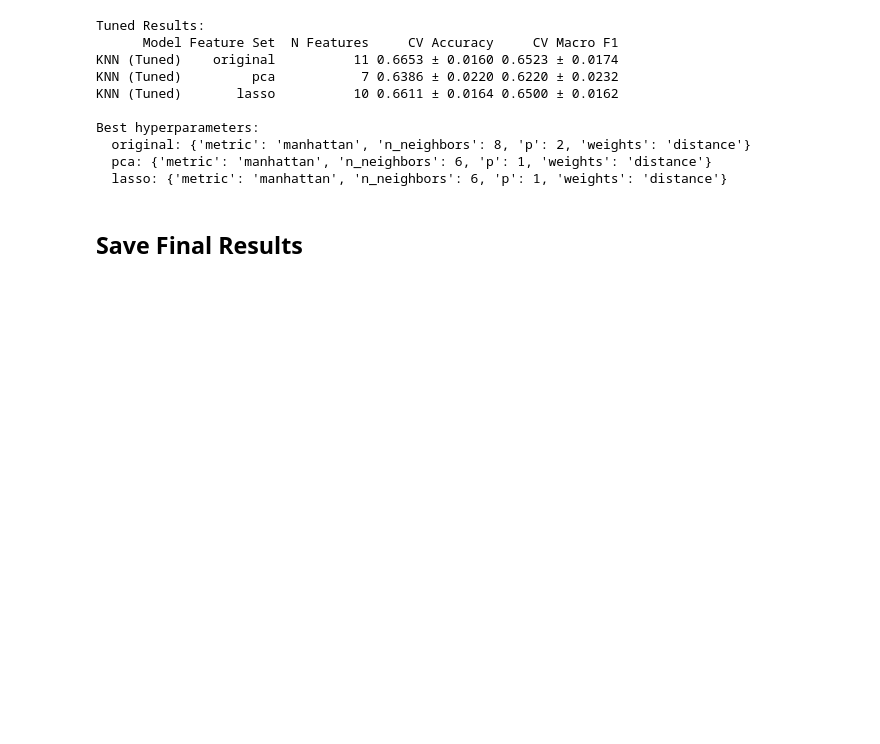
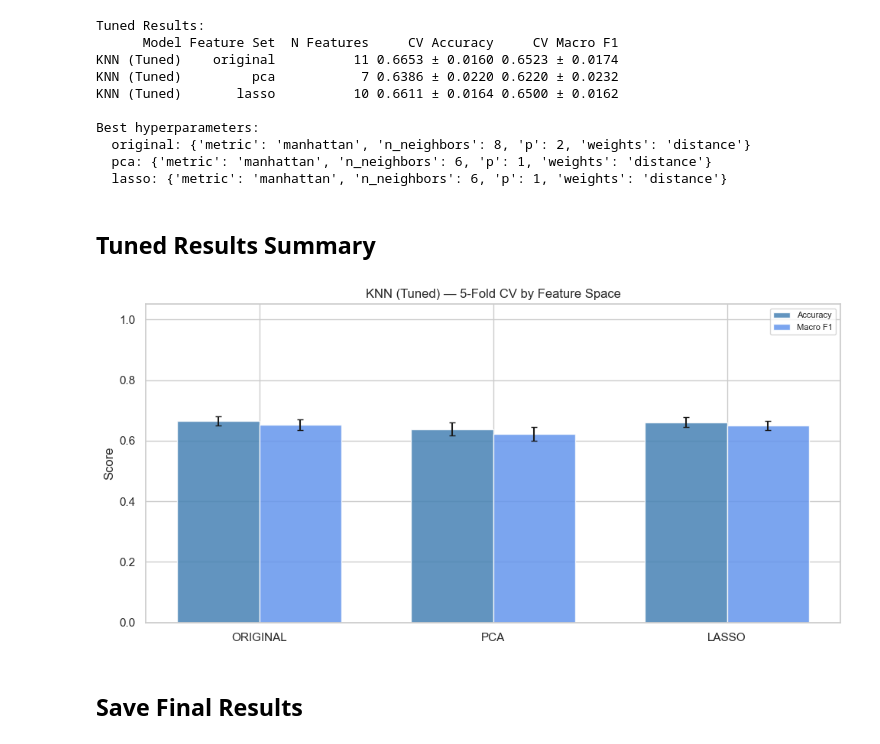
Before and after one commit to rshumway105/obesity-classification, a Jupyter notebook: notebooks/05_knn.ipynb, the cells around one changed output. Drawn from its saved outputs; the diff is of its cells as text; code cells hidden in the pictures; blank space fills up the shorter version.

Commit message:
added code for second plot of tuned knn cv comparison

```diff
--- a/notebooks/05_knn.ipynb
+++ b/notebooks/05_knn.ipynb
@@ -382,6 +382,37 @@ Best hyperparameters:
   original: {'metric': 'manhattan', 'n_neighbors': 8, 'p': 2, 'weights': 'distance'}
   pca: {'metric': 'manhattan', 'n_neighbors': 6, 'p': 1, 'weights': 'distance'}
   lasso: {'metric': 'manhattan', 'n_neighbors': 6, 'p': 1, 'weights': 'distance'}
+# %% [markdown]
+## Tuned Results Summary
+# %%
+fs_labels = list(feature_sets.keys())
+x     = np.arange(len(fs_labels))
+width = 0.35
+colors = ('steelblue', 'cornflowerblue')
+
+fig, ax = plt.subplots(figsize=(10, 5))
+bars_meta = [
+    ('acc', -0.5 * width, colors[0], 'Accuracy'),
+    ('f1',  0.5 * width, colors[1], 'Macro F1'),
+]
+
+for metric, offset, color, label in bars_meta:
+    means = [cv_results_tuned[fs][f'{metric}_mean'] for fs in fs_labels]
+    stds  = [cv_results_tuned[fs][f'{metric}_std']  for fs in fs_labels]
+    ax.bar(x + offset, means, width, yerr=stds, capsize=3,
+           label=label, color=color, alpha=0.85)
+
+ax.set_xticks(x)
+ax.set_xticklabels([f.upper() for f in fs_labels])
+ax.set_ylabel('Score')
+ax.set_title('KNN (Tuned) — 5-Fold CV by Feature Space')
+ax.set_ylim(0, 1.05)
+ax.legend(fontsize=8)
+plt.tight_layout()
+plt.savefig('../figures/05-KNN/knn_tuned_cv_comparison.png', dpi=150, bbox_inches='tight')
+plt.show()
+# %% [output]
+[figure, added]
 # %% [markdown]
 ## Save Final Results
 # %%
```
Also changed, not shown: 2 other files.
